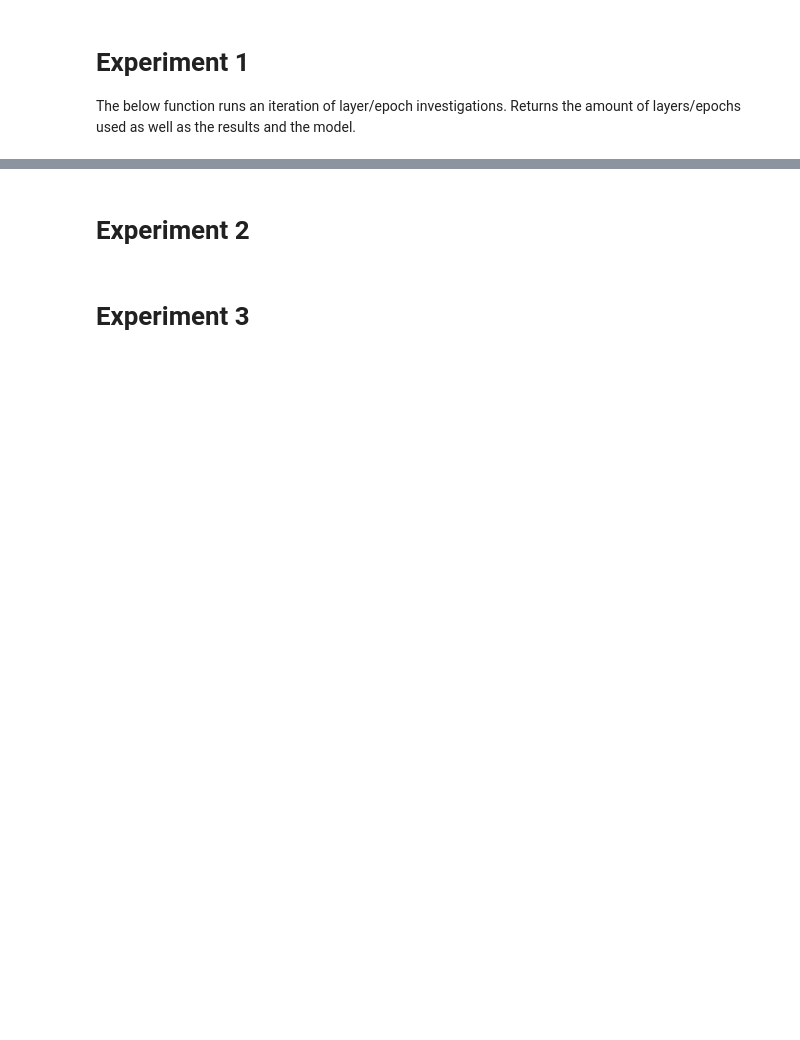
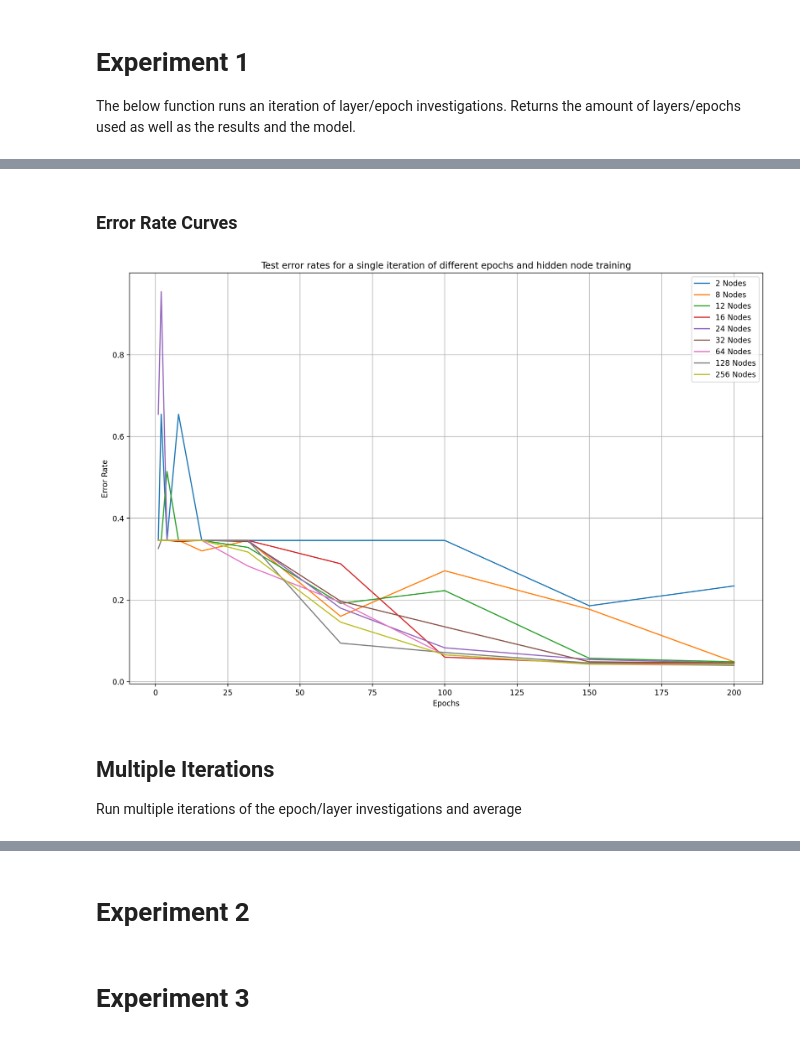
Before and after one commit to Sarsoo/SLP-Training, a Jupyter notebook: nncw.ipynb, the cells around one changed output, grey strips where cells are left out. Cells and saved outputs as stored; diff of their text form; code cells hidden in the pictures; blank space fills up the shorter version.

```diff
--- a/nncw.ipynb
+++ b/nncw.ipynb
@@ -228,3 +268,28 @@ plt.show()
+# %% [markdown]
+### Error Rate Curves
+# %%
+fig = plt.figure(figsize=(15, 10))
+fig.set_dpi(fig_dpi)
+
+for layer in hidden_nodes:
+    plt.plot(epochs,
+             1 - np.array([i["results"][1]
+                  for i in single_results
+                  if i["nodes"] == layer]),
+             label=f'{layer} Nodes')
+
+plt.legend()
+plt.grid()
+plt.title("Test error rates for a single iteration of different epochs and hidden node training")
+plt.xlabel("Epochs")
+plt.ylabel("Error Rate")
+plt.show()
+# %% [output]
+[figure, added]
+# %% [markdown]
+## Multiple Iterations
+
+Run multiple iterations of the epoch/layer investigations and average
 # %%
 multi_results = list()
 multi_iterations = 30
```
Also changed, not shown: parts of 19 cells of this notebook.
